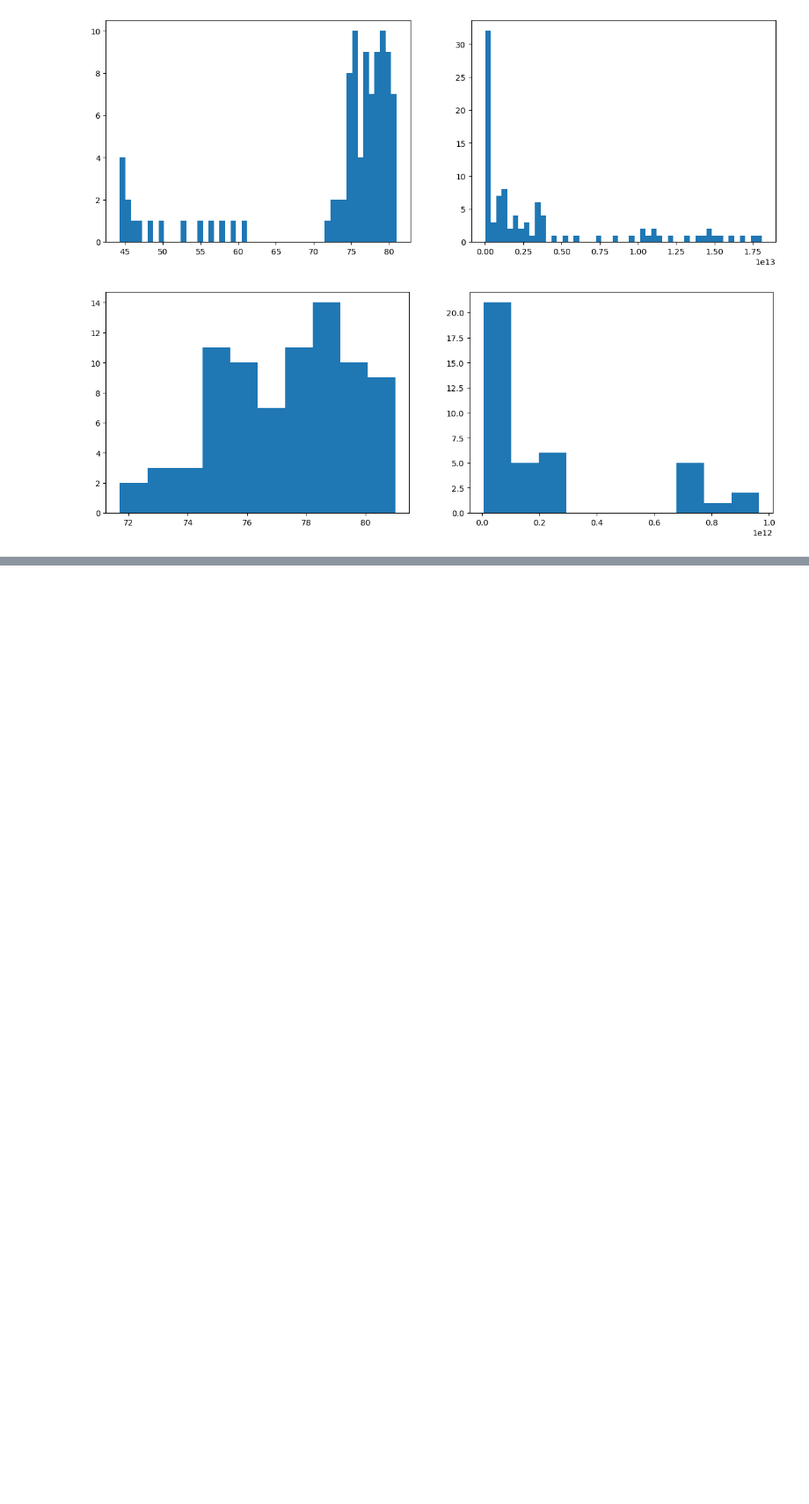
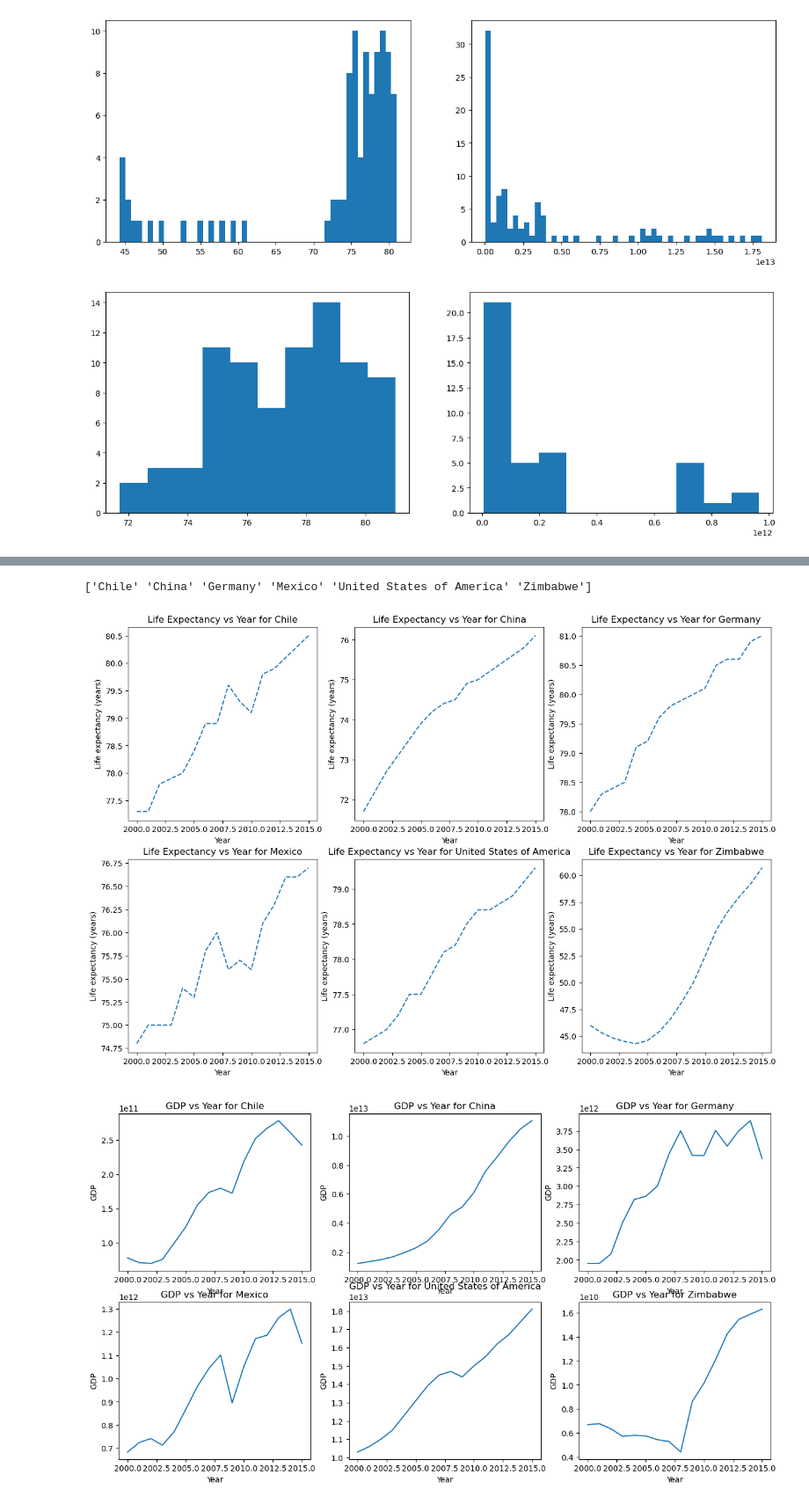
Before and after one commit to agraham02/Life-Expectancy-and-GDP-Starter, a Jupyter notebook: life_expectancy_gdp.ipynb, the cells around one changed output, grey strips where cells are left out. Shown at 88% size. Cells and saved outputs as stored; diff of their text form; code cells hidden in the pictures; blank space fills up the shorter version.

Commit message:
Add additional analysis and visualizations to Jupyter notebooks

```diff
--- a/life_expectancy_gdp.ipynb
+++ b/life_expectancy_gdp.ipynb
@@ -139 +121,36 @@ plt.show()
 [figure]
+# %%
+countries = data_df['Country'].unique()
+print(countries)
+
+index = 1
+plt.figure(figsize=(15, 10))
+for country in countries:
+    country_df = data_df[data_df['Country'] == country]
+    plt.subplot(2, 3, index)
+    plt.plot(country_df['Year'], country_df['Life expectancy at birth (years)'], linestyle='--')
+    plt.xlabel("Year")
+    plt.ylabel("Life expectancy (years)")
+    plt.title(f"Life Expectancy vs Year for {country}")
+    index += 1
+plt.show()
+
+index = 1
+plt.figure(figsize=(15, 8))
+for country in countries:
+    country_df = data_df[data_df['Country'] == country]
+    plt.subplot(2, 3, index)
+    plt.plot(country_df['Year'], country_df['GDP'])
+    plt.xlabel("Year")
+    plt.ylabel("GDP")
+    plt.title(f"GDP vs Year for {country}")
+    index += 1
+
+plt.show()
+    # print(country_df.head())
+    # print(country_df.tail())
+    # print(country_df.describe())
+# %% [output]
+['Chile' 'China' 'Germany' 'Mexico' 'United States of America' 'Zimbabwe']
+[figure, added]
+[figure, added]
```
Also changed, not shown: parts of 4 cells of this notebook.
